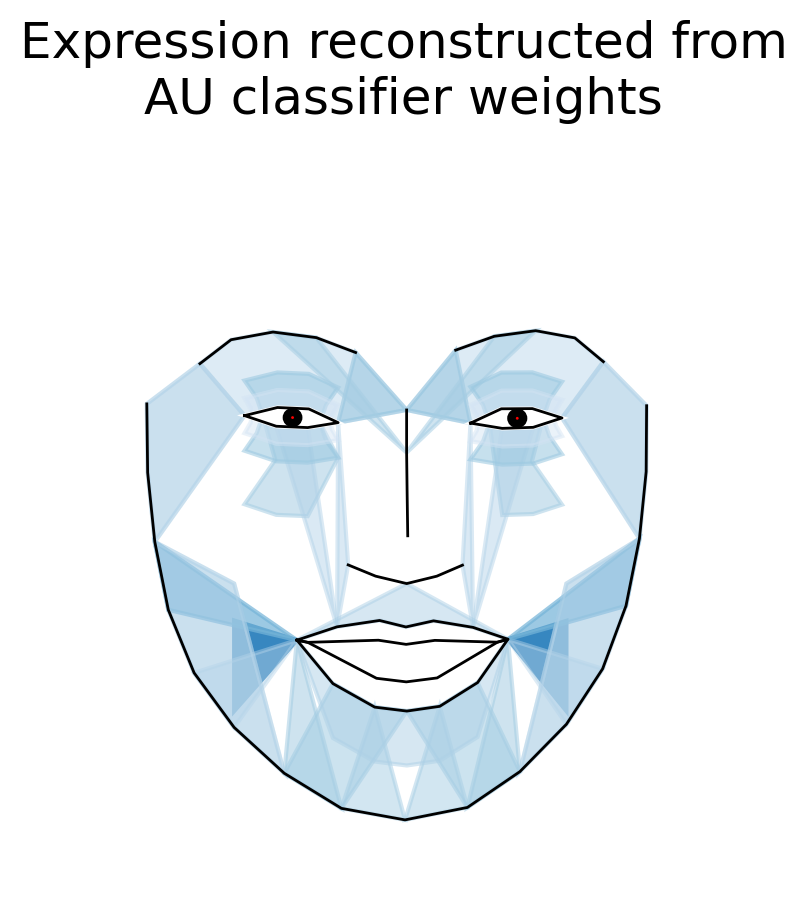
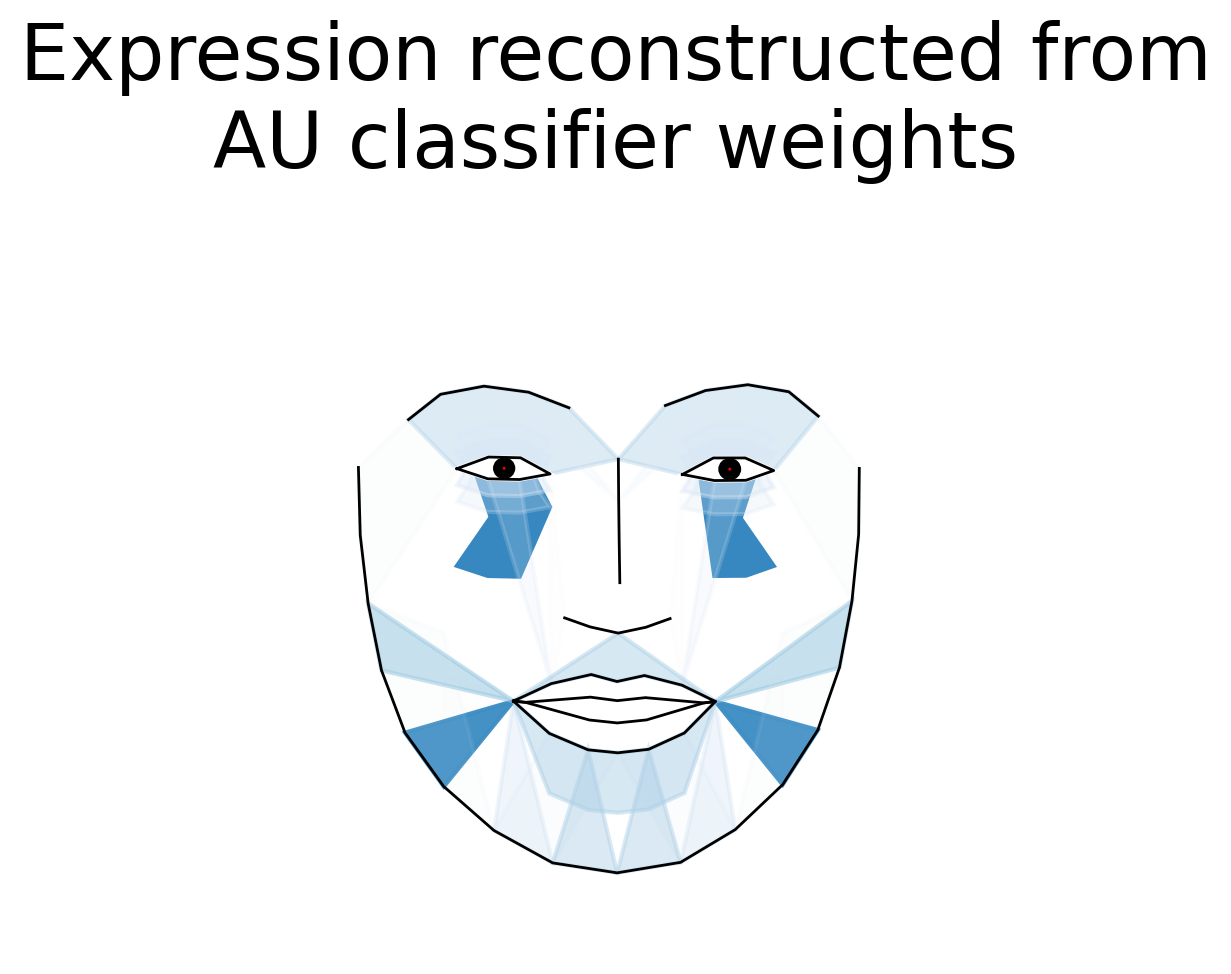
Unified diff of the notebook cell whose output changed from the first chart to the second:
--- before
+++ after
@@ -7,5 +7,4 @@
     title="Expression reconstructed from\nAU classifier weights",
     title_kwargs={'wrap':False}
-)
-sns.despine(left=True,bottom=True)
-plt.savefig('/Users/Esh/Documents/dartmouth/cosan/projects/pyfeat/figures/decoding_face.jpg', bbox_inches='tight')
+);
+sns.despine(left=True,bottom=True);

Commit: remove savefig lines